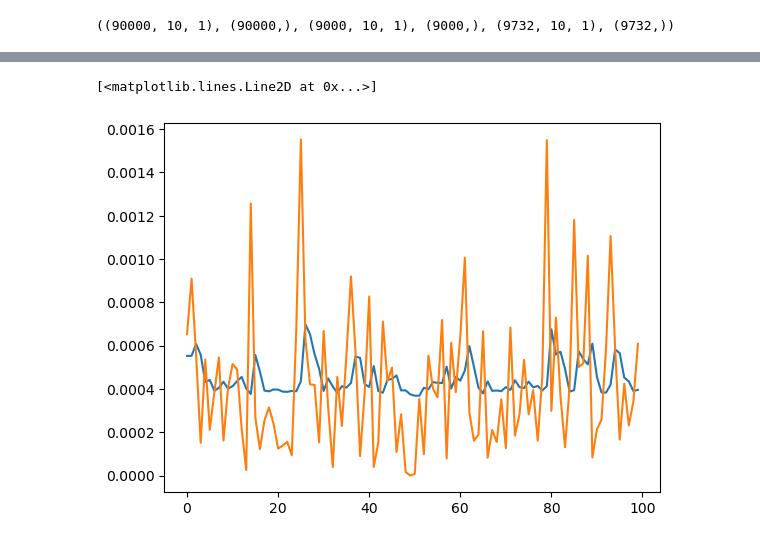
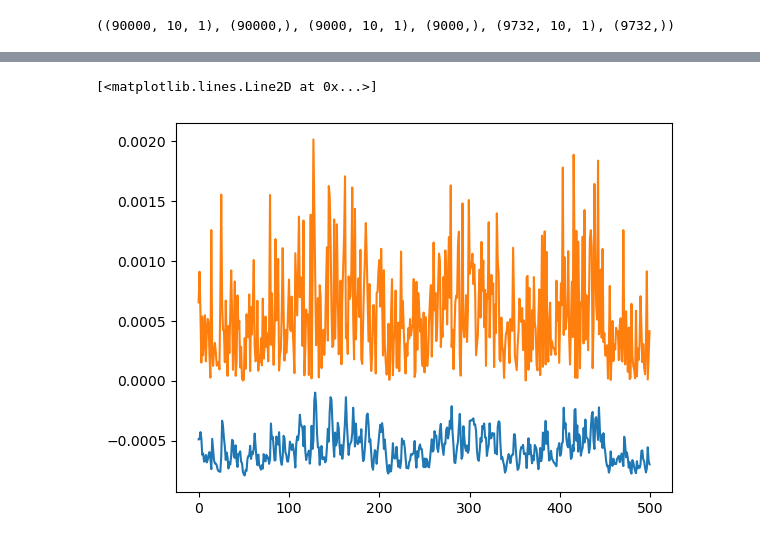
Before and after one commit to Aalajlan6/Afkhami-Data-Usage, a Jupyter notebook: LSTM attempt.ipynb, the cells around one changed output, grey strips where cells are left out. Drawn from its saved outputs; the diff is of its cells as text; code cells hidden in the pictures.

```diff
--- a/LSTM attempt.ipynb
+++ b/LSTM attempt.ipynb
@@ -3,7 +3,7 @@ import tensorflow as tf
 import pandas as pd
 import os
 import numpy as np
-df = pd.read_csv("PreProcessedData.csv")
+df = pd.read_csv("data.csv")
 df
 # Predicted Stress
 # %% [output]
@@ -135,10 +135,10 @@ train_results = pd.DataFrame(data={'Train Predictions': train_predictions, 'Actu
 # %%
 import matplotlib.pyplot as plt
-plt.plot(train_results['Train Predictions'][:100])
-plt.plot(train_results['Actuals'][:100])
+plt.plot(train_results['Train Predictions'][:500])
+plt.plot(train_results['Actuals'][:500])
 # %% [output]
 [<matplotlib.lines.Line2D at 0x...>]
-[figure, old version]
+[figure, new version]
 # %%
 val_predictions = model.predict(X_val).flatten()
 val_results = pd.DataFrame(data={'Val Predictions': val_predictions, 'Actuals': y_val})
```
Also changed, not shown: parts of 9 cells of this notebook, 5 other files.
